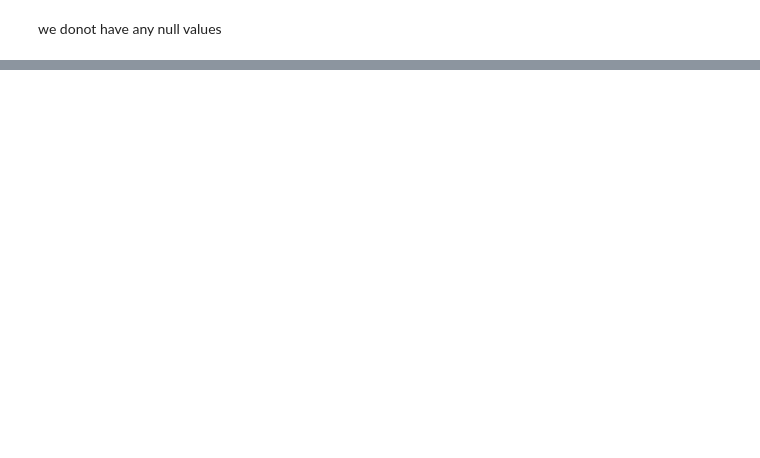
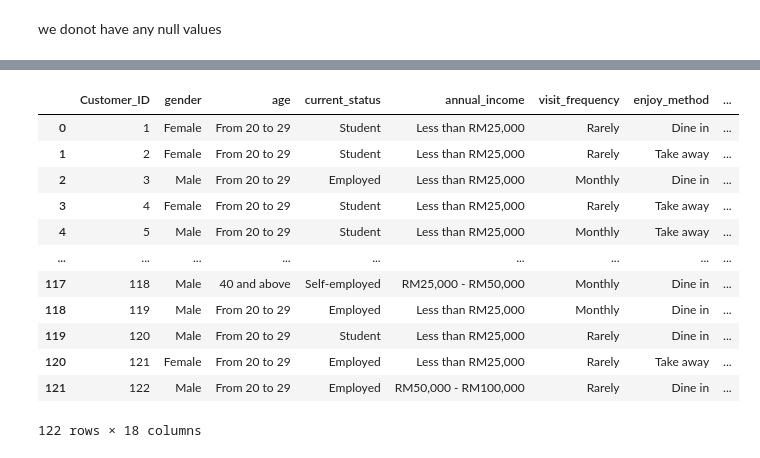
Before and after one commit to mostafaelmehi/milestone-2, a Jupyter notebook: milestone.ipynb, the cells around one changed output, grey strips where cells are left out. Cells and saved outputs as stored; diff of their text form; code cells hidden in the pictures; blank space fills up the shorter version.

```diff
--- a/milestone.ipynb
+++ b/milestone.ipynb
@@ -68,0 +148,20 @@ dtype: bool
+# %%
+df['Customer_ID'] = df.index + 1
+# Move 'Customer_ID' to the first position
+df.insert(0, 'Customer_ID', df.pop('Customer_ID'))
+# %%
+df
+# %% [output]
+|  | Customer_ID | gender | age | current_status | annual_income | visit_frequency | enjoy_method | ... |
+| 0 | 1 | Female | From 20 to 29 | Student | Less than RM25,000 | Rarely | Dine in | ... |
+| 1 | 2 | Female | From 20 to 29 | Student | Less than RM25,000 | Rarely | Take away | ... |
+| 2 | 3 | Male | From 20 to 29 | Employed | Less than RM25,000 | Monthly | Dine in | ... |
+| 3 | 4 | Female | From 20 to 29 | Student | Less than RM25,000 | Rarely | Take away | ... |
+| 4 | 5 | Male | From 20 to 29 | Student | Less than RM25,000 | Monthly | Take away | ... |
+| ... | ... | ... | ... | ... | ... | ... | ... | ... |
+| 117 | 118 | Male | 40 and above | Self-employed | RM25,000 - RM50,000 | Monthly | Dine in | ... |
+| 118 | 119 | Male | From 20 to 29 | Employed | Less than RM25,000 | Monthly | Dine in | ... |
+| 119 | 120 | Male | From 20 to 29 | Student | Less than RM25,000 | Rarely | Dine in | ... |
+| 120 | 121 | Female | From 20 to 29 | Employed | Less than RM25,000 | Rarely | Take away | ... |
+| 121 | 122 | Male | From 20 to 29 | Employed | RM50,000 - RM100,000 | Rarely | Dine in | ... |
+122 rows × 18 columns
```
Also changed, not shown: parts of 54 cells of this notebook.
